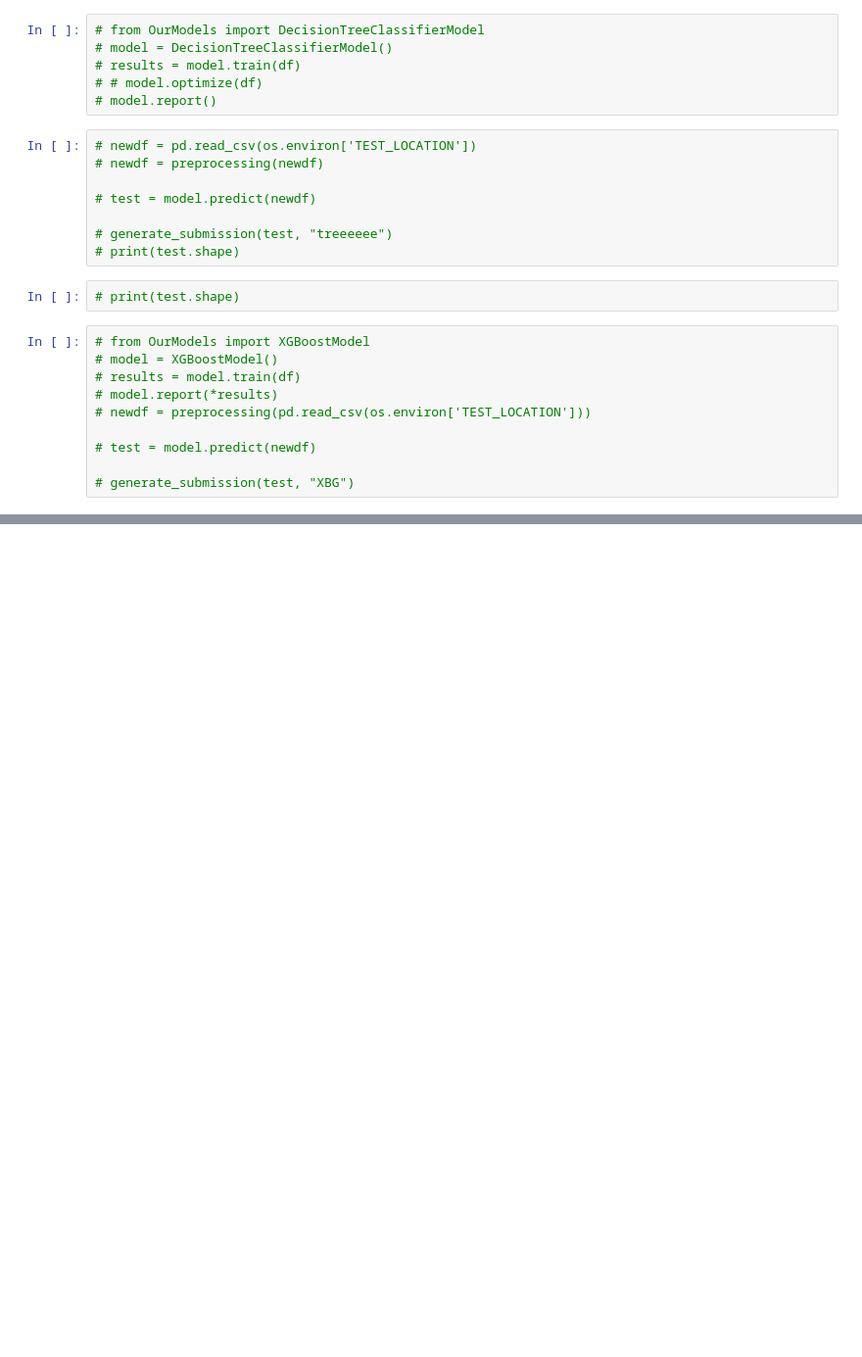
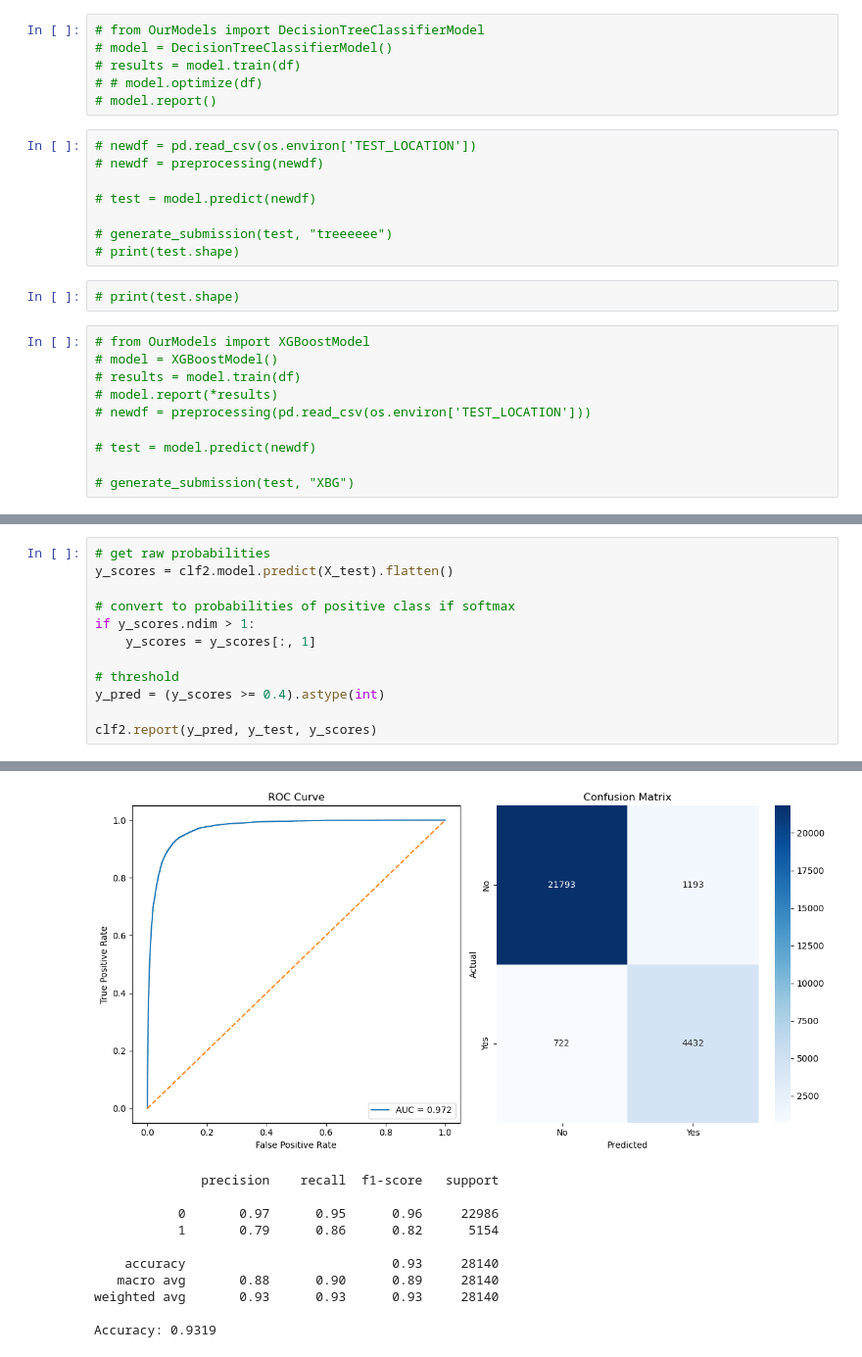
Before and after one commit to nikankad/COS322-depression, a Jupyter notebook: src/main.ipynb, the cells around one changed output, grey strips where cells are left out. Shown: that part at 98% size. Saved outputs shown, nothing was run; the diff lists cells and outputs as text; blank space fills up the shorter version.

```diff
--- a/src/main.ipynb
+++ b/src/main.ipynb
@@ -147,0 +167,13 @@ Epoch 4/5
+# %%
+# get raw probabilities
+y_scores = clf2.model.predict(X_test).flatten()
+
+# convert to probabilities of positive class if softmax
+if y_scores.ndim > 1:
+    y_scores = y_scores[:, 1]
+
+# threshold
+y_pred = (y_scores >= 0.4).astype(int)
+
+clf2.report(y_pred, y_test, y_scores)
+# %% [output]
@@ -147,0 +181,11 @@ Epoch 4/5
+[figure, added]
+              precision    recall  f1-score   support
+
+           0       0.97      0.95      0.96     22986
+           1       0.79      0.86      0.82      5154
+
+    accuracy                           0.93     28140
+   macro avg       0.88      0.90      0.89     28140
+weighted avg       0.93      0.93      0.93     28140
+
+Accuracy: 0.9319
```
Also changed, not shown: parts of 5 cells of this notebook, 4 other files.
